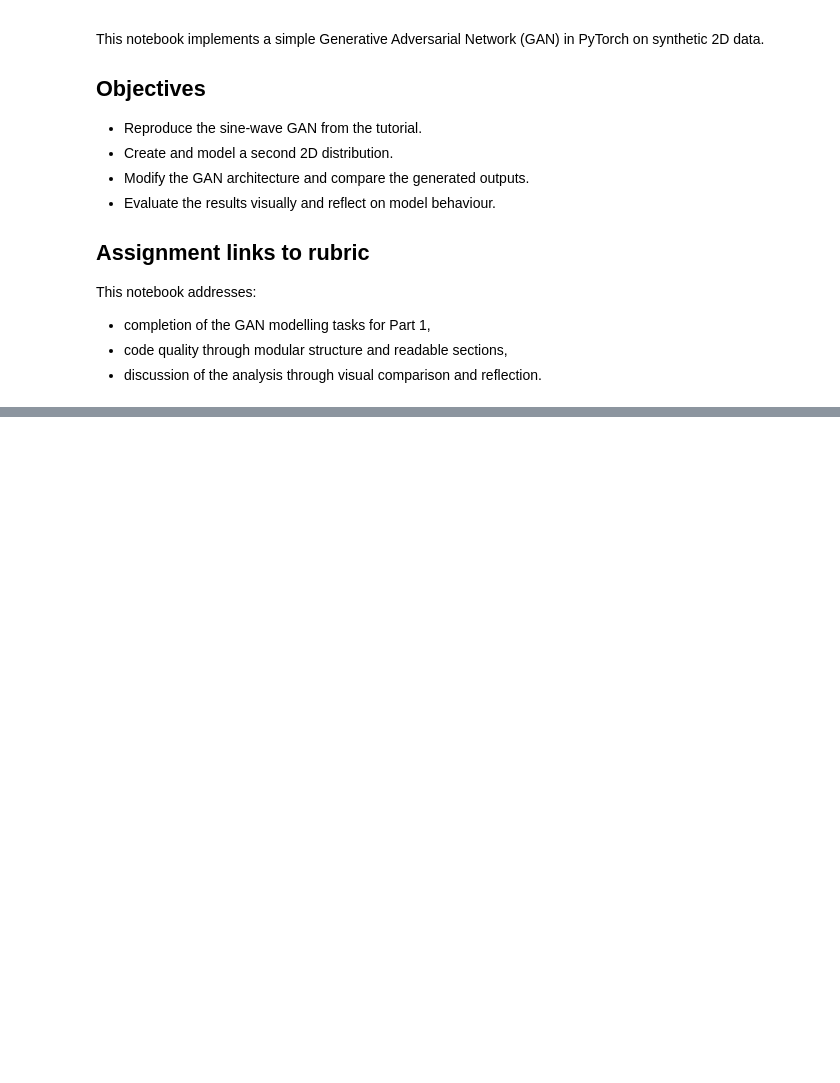
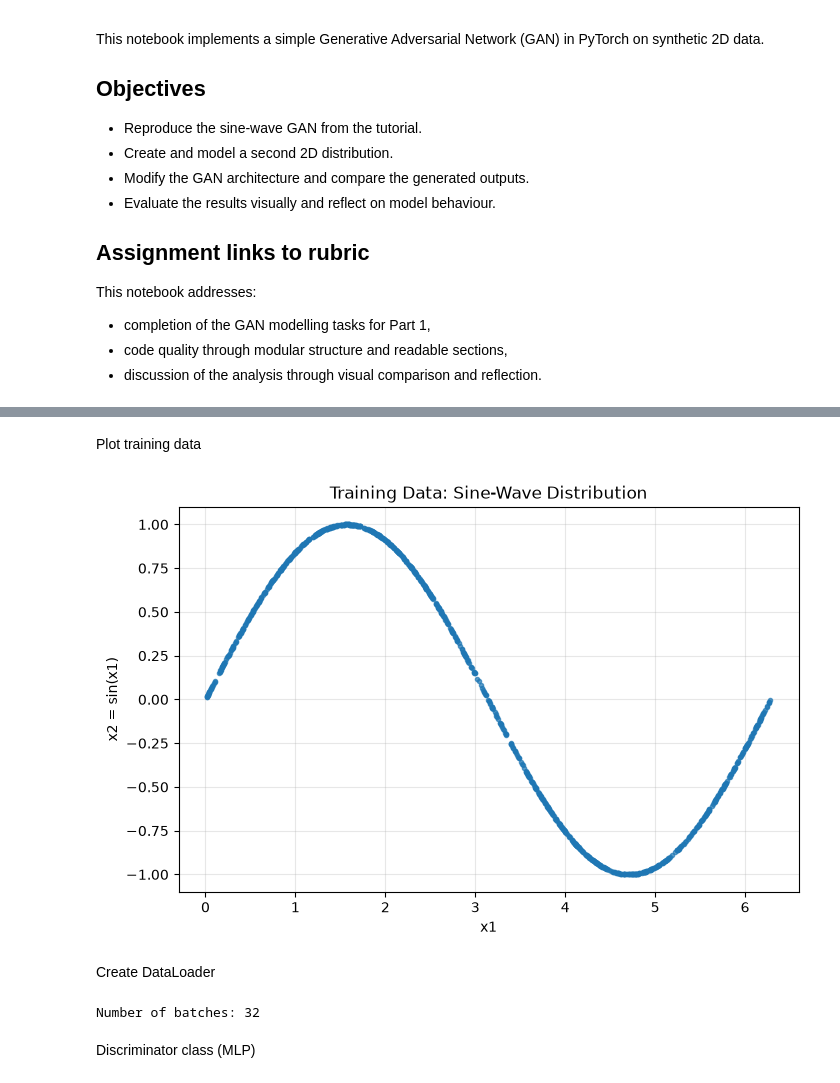
Before and after one commit to indhu0204/gan-case-study-7PAM2016, a Jupyter notebook: notebooks/part1_toy_2d_gans.ipynb, the cells around one changed output, grey strips where cells are left out. Drawn from its saved outputs; the diff is of its cells as text; code cells hidden in the pictures; blank space fills up the shorter version.

```diff
--- a/notebooks/part1_toy_2d_gans.ipynb
+++ b/notebooks/part1_toy_2d_gans.ipynb
@@ -34,0 +74,13 @@ ModuleNotFoundError: No module named 'torch'
+# %%
+# Generate synthetic sine-wave training data
+train_data_length = 1024
+
+train_data = torch.zeros((train_data_length, 2))
+train_data[:, 0] = 2.0 * math.pi * torch.rand(train_data_length)
+train_data[:, 1] = torch.sin(train_data[:, 0])
+
+train_labels = torch.zeros(train_data_length)
+train_set = [(train_data[i], train_labels[i]) for i in range(train_data_length)]
+
+print("Train data shape:", train_data.shape)
+print("First 5 samples:\n", train_data[:5])
@@ -34,0 +95,28 @@ ModuleNotFoundError: No module named 'torch'
+# %% [markdown]
+Plot training data
+# %%
+plt.figure(figsize=(8, 5))
+plt.plot(train_data[:, 0], train_data[:, 1], ".", alpha=0.7)
+plt.title("Training Data: Sine-Wave Distribution")
+plt.xlabel("x1")
+plt.ylabel("x2 = sin(x1)")
+plt.grid(True, alpha=0.3)
+plt.show()
+# %% [output]
+[figure, added]
+# %% [markdown]
+Create DataLoader
+# %%
+batch_size = 32
+
+train_loader = DataLoader(
+    train_set,
+    batch_size=batch_size,
+    shuffle=True
+)
+
+print("Number of batches:", len(train_loader))
+# %% [output]
+Number of batches: 32
+# %% [markdown]
+Discriminator class (MLP)
```
Also changed, not shown: parts of 40 cells of this notebook, 2 other files.
